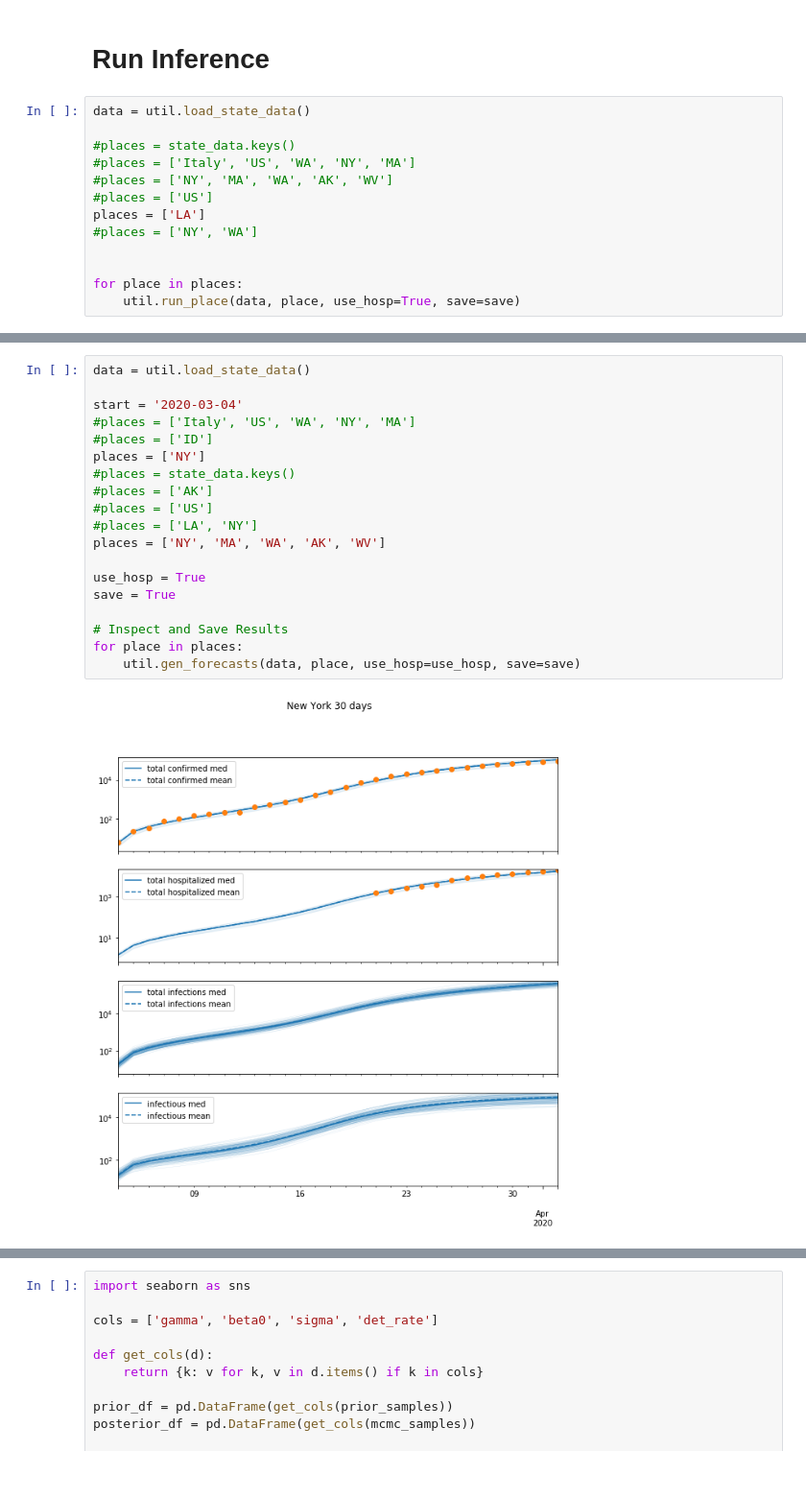
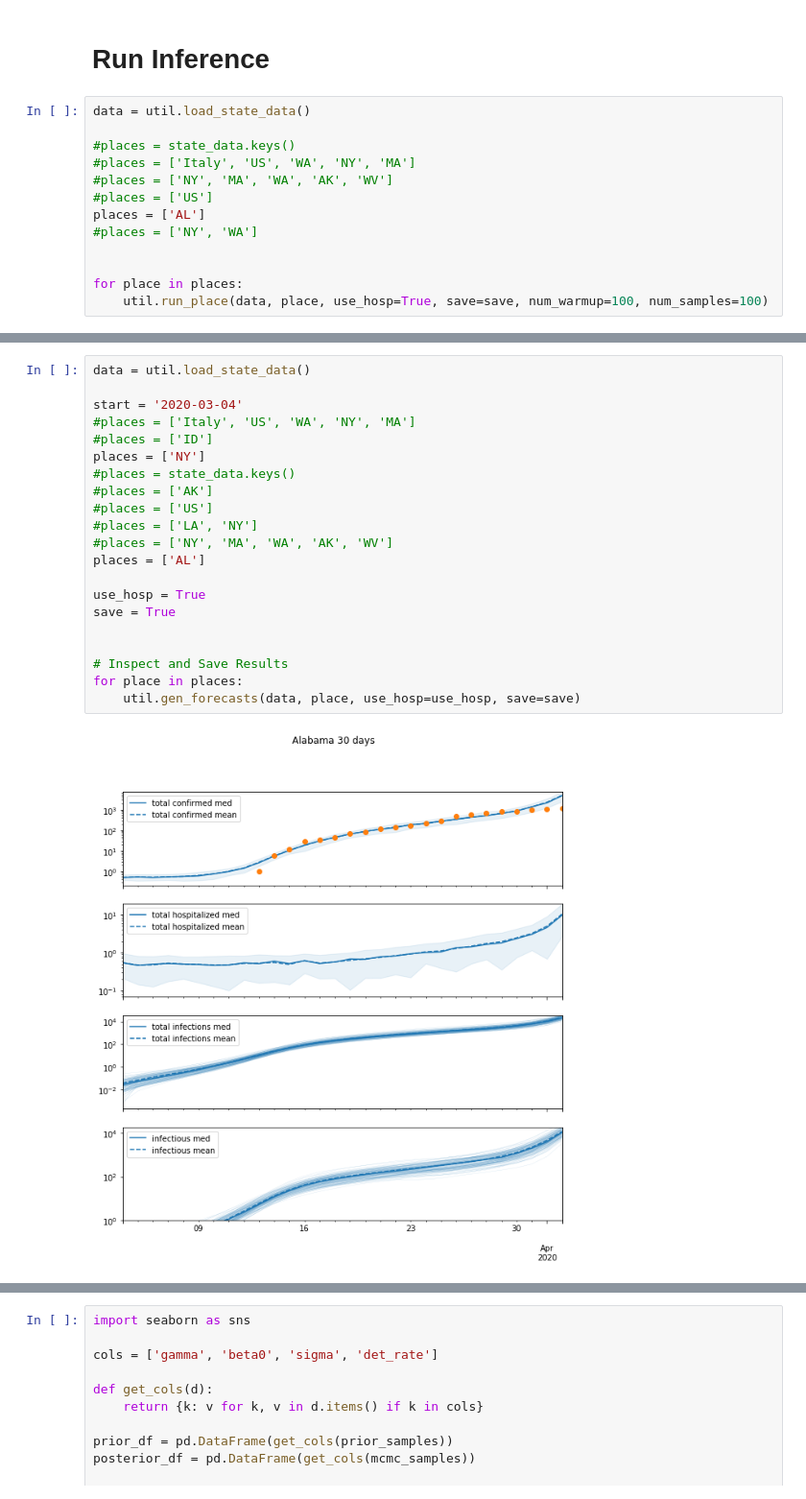
Before and after one commit to dsheldon/covid, a Jupyter notebook: SIR.ipynb, the cells around one changed output, grey strips where cells are left out. Shown: that part at 96% size. Drawn from its saved outputs; the diff is of its cells as text.

```diff
--- a/SIR.ipynb
+++ b/SIR.ipynb
@@ -23,10 +23,10 @@ data = util.load_state_data()
 #places = ['Italy', 'US', 'WA', 'NY', 'MA']
 #places = ['NY', 'MA', 'WA', 'AK', 'WV']
 #places = ['US']
-places = ['LA']
+places = ['AL']
 #places = ['NY', 'WA']
 
 
 for place in places:
-    util.run_place(data, place, use_hosp=True, save=save)
+    util.run_place(data, place, use_hosp=True, save=save, num_warmup=100, num_samples=100)
 # %% [output]
@@ -36,21 +52,23 @@ KeyboardInterrupt:
 # %%
 data = util.load_state_data()
 
 start = '2020-03-04'
 #places = ['Italy', 'US', 'WA', 'NY', 'MA']
 #places = ['ID']
 places = ['NY']
 #places = state_data.keys()
 #places = ['AK']
 #places = ['US']
 #places = ['LA', 'NY']
-places = ['NY', 'MA', 'WA', 'AK', 'WV']
+#places = ['NY', 'MA', 'WA', 'AK', 'WV']
+places = ['AL']
 
 use_hosp = True
 save = True
 
+
 # Inspect and Save Results
 for place in places:
     util.gen_forecasts(data, place, use_hosp=use_hosp, save=save)
 # %% [output]
-[figure, old version]
+[figure, new version]
```
Also changed, not shown: parts of 3 cells of this notebook, 1 other file.
